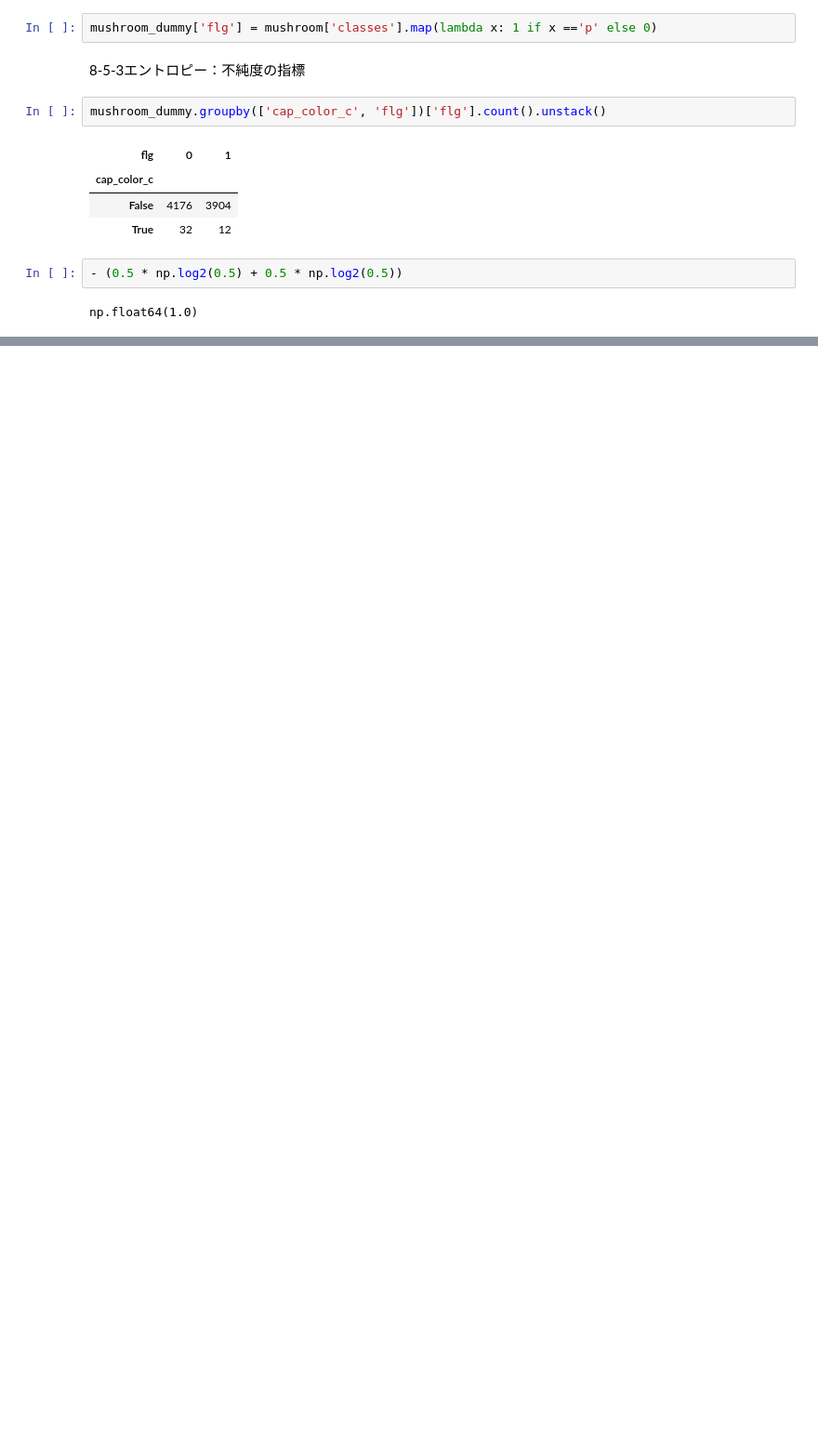
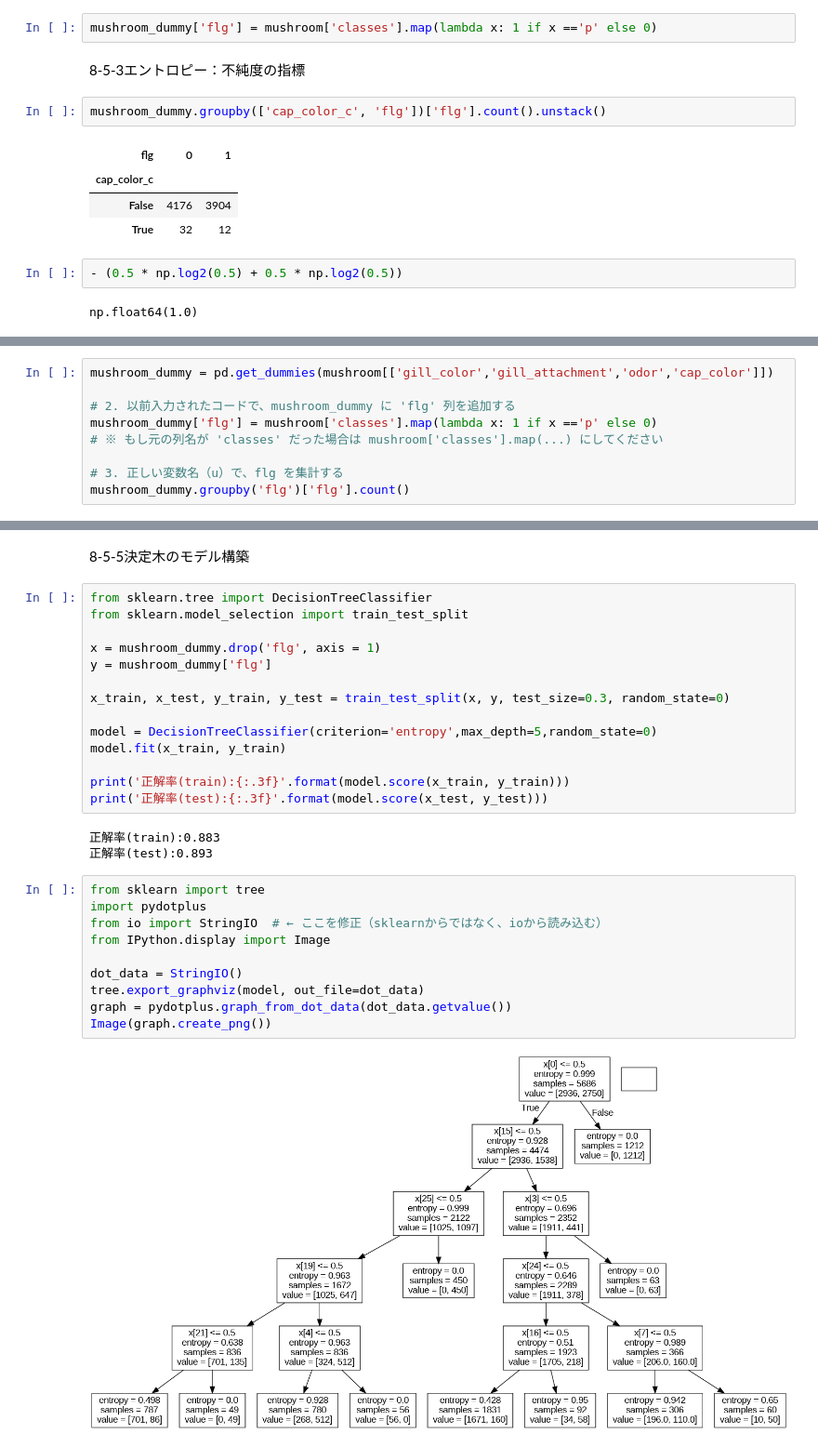
Before and after one commit to kazutani2003/EU_M_Math, a Jupyter notebook: Chap8_5.ipynb, the cells around one changed output, grey strips where cells are left out. Shown at 93% size. Drawn from its saved outputs; the diff is of its cells as text; blank space fills up the shorter version.

```diff
--- a/Chap8_5.ipynb
+++ b/Chap8_5.ipynb
@@ -64,0 +89,9 @@ np.float64(1.0)
+# %%
+mushroom_dummy = pd.get_dummies(mushroom[['gill_color','gill_attachment','odor','cap_color']])
+
+# 2. 以前入力されたコードで、mushroom_dummy に 'flg' 列を追加する
+mushroom_dummy['flg'] = mushroom['classes'].map(lambda x: 1 if x =='p' else 0)
+# ※ もし元の列名が 'classes' だった場合は mushroom['classes'].map(...) にしてください
+
+# 3. 正しい変数名（u）で、flg を集計する
+mushroom_dummy.groupby('flg')['flg'].count()
@@ -64,0 +154,31 @@ np.float64(1.0)
+# %% [markdown]
+8-5-5決定木のモデル構築
+# %%
+from sklearn.tree import DecisionTreeClassifier
+from sklearn.model_selection import train_test_split
+
+x = mushroom_dummy.drop('flg', axis = 1)
+y = mushroom_dummy['flg']
+
+x_train, x_test, y_train, y_test = train_test_split(x, y, test_size=0.3, random_state=0)
+
+model = DecisionTreeClassifier(criterion='entropy',max_depth=5,random_state=0)
+model.fit(x_train, y_train)
+
+print('正解率(train):{:.3f}'.format(model.score(x_train, y_train)))
+print('正解率(test):{:.3f}'.format(model.score(x_test, y_test)))
+# %% [output]
+正解率(train):0.883
+正解率(test):0.893
+# %%
+from sklearn import tree
+import pydotplus
+from io import StringIO  # ← ここを修正（sklearnからではなく、ioから読み込む）
+from IPython.display import Image
+
+dot_data = StringIO()
+tree.export_graphviz(model, out_file=dot_data)
+graph = pydotplus.graph_from_dot_data(dot_data.getvalue())
+Image(graph.create_png())
+# %% [output]
+[figure, added]
```
Also changed, not shown: parts of 13 cells of this notebook.
